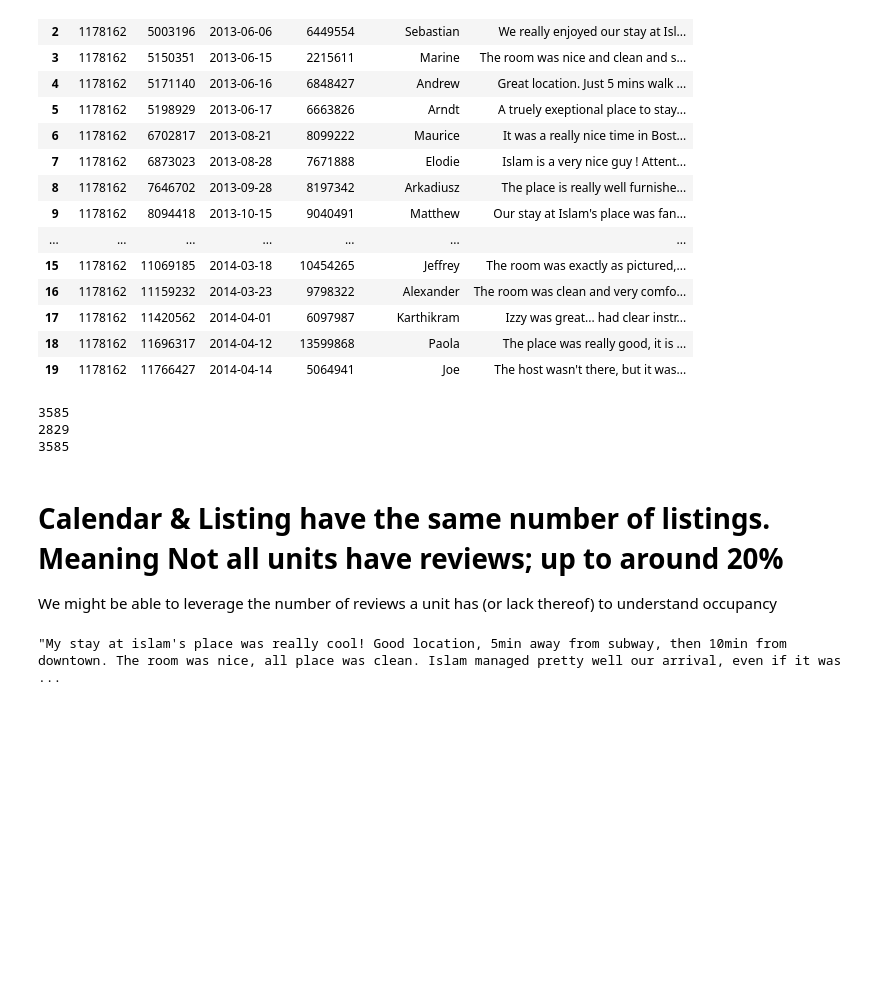
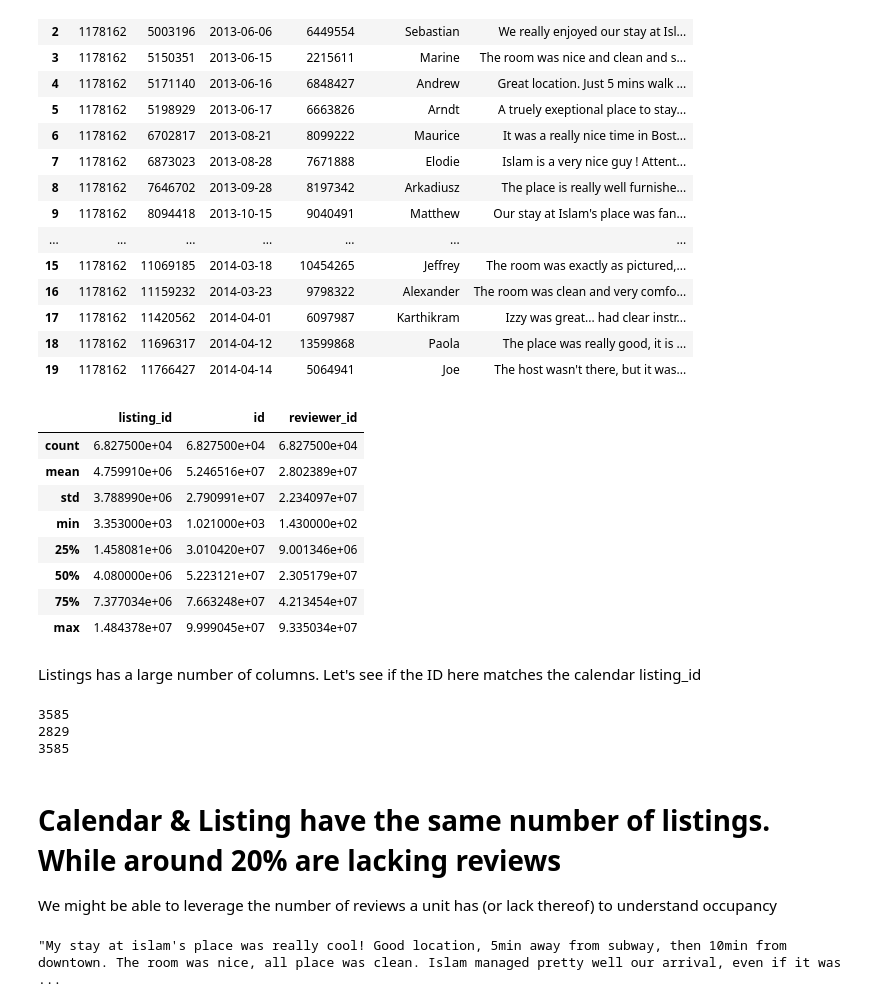
Before and after one commit to ogurashi/Boston-AirBnB-Analysis, a Jupyter notebook: rentals.ipynb, the cells around one changed output. Drawn from its saved outputs; the diff is of its cells as text; code cells hidden in the pictures; blank space fills up the shorter version.

```diff
--- a/rentals.ipynb
+++ b/rentals.ipynb
@@ -127,6 +109,20 @@ reviews.head(20)
 | 17 | 1178162 | 11420562 | 2014-04-01 | 6097987 | Karthikram | Izzy was great... had clear instr... |
 | 18 | 1178162 | 11696317 | 2014-04-12 | 13599868 | Paola | The place was really good, it is ... |
 | 19 | 1178162 | 11766427 | 2014-04-14 | 5064941 | Joe | The host wasn't there, but it was... |
+# %%
+reviews.describe()
+# %% [output]
+|  | listing_id | id | reviewer_id |
+| count | 6.827500e+04 | 6.827500e+04 | 6.827500e+04 |
+| mean | 4.759910e+06 | 5.246516e+07 | 2.802389e+07 |
+| std | 3.788990e+06 | 2.790991e+07 | 2.234097e+07 |
+| min | 3.353000e+03 | 1.021000e+03 | 1.430000e+02 |
+| 25% | 1.458081e+06 | 3.010420e+07 | 9.001346e+06 |
+| 50% | 4.080000e+06 | 5.223121e+07 | 2.305179e+07 |
+| 75% | 7.377034e+06 | 7.663248e+07 | 4.213454e+07 |
+| max | 1.484378e+07 | 9.999045e+07 | 9.335034e+07 |
+# %% [markdown]
+Listings has a large number of columns. Let's see if the ID here matches the calendar listing_id
 # %%
 calendar_ids = sorted(calendar['listing_id'].value_counts().keys().tolist())
 review_ids = sorted(reviews['listing_id'].value_counts().keys().tolist())
@@ -140,7 +136,7 @@ print(len(listing_ids))
 2829
 3585
 # %% [markdown]
-# Calendar & Listing have the same number of listings. Meaning Not all units have reviews; up to around 20%
+# Calendar & Listing have the same number of listings. While around 20% are lacking reviews
 We might be able to leverage the number of reviews a unit has (or lack thereof) to understand occupancy
 # %%
 reviews['comments'][0]
```
Also changed, not shown: parts of 29 cells of this notebook.
